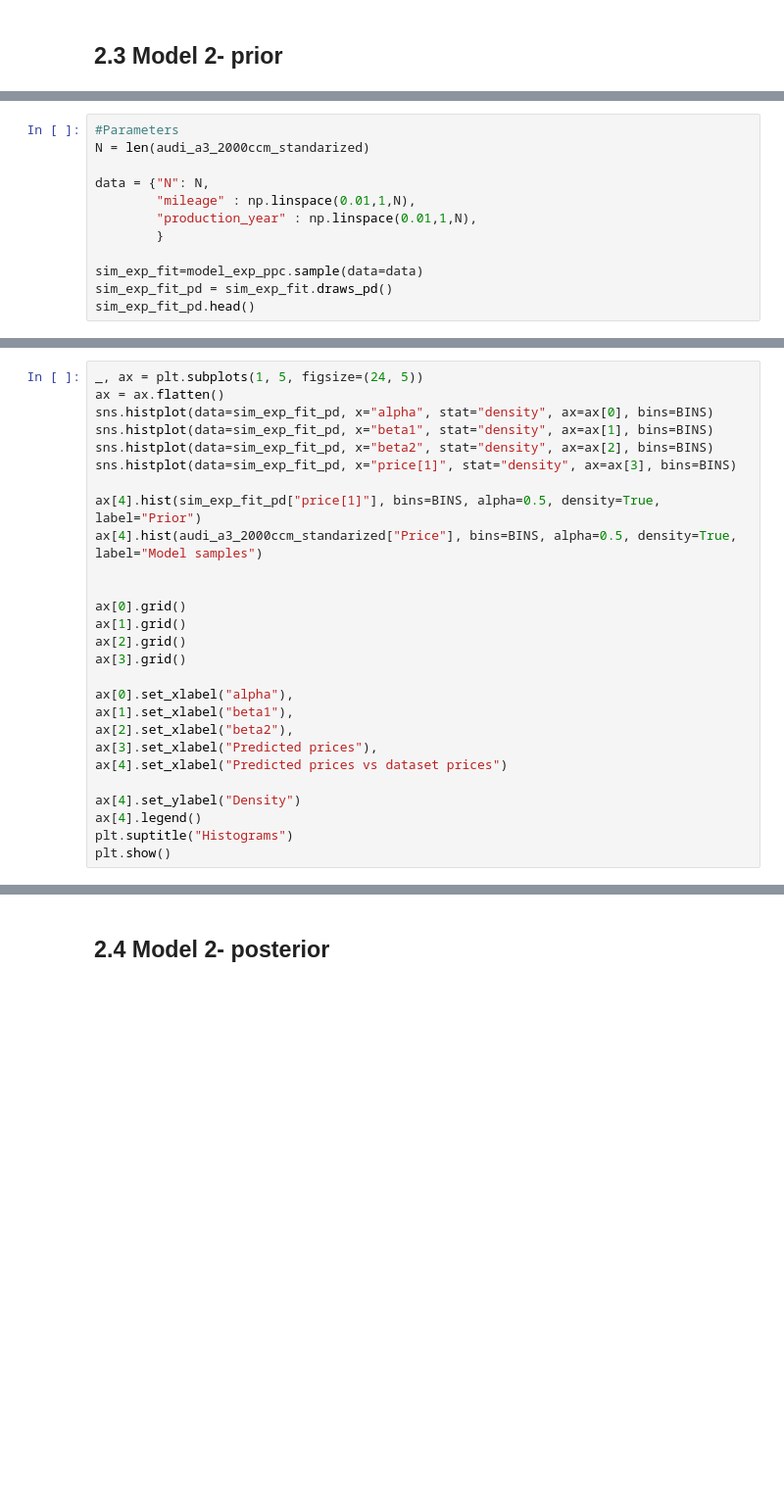
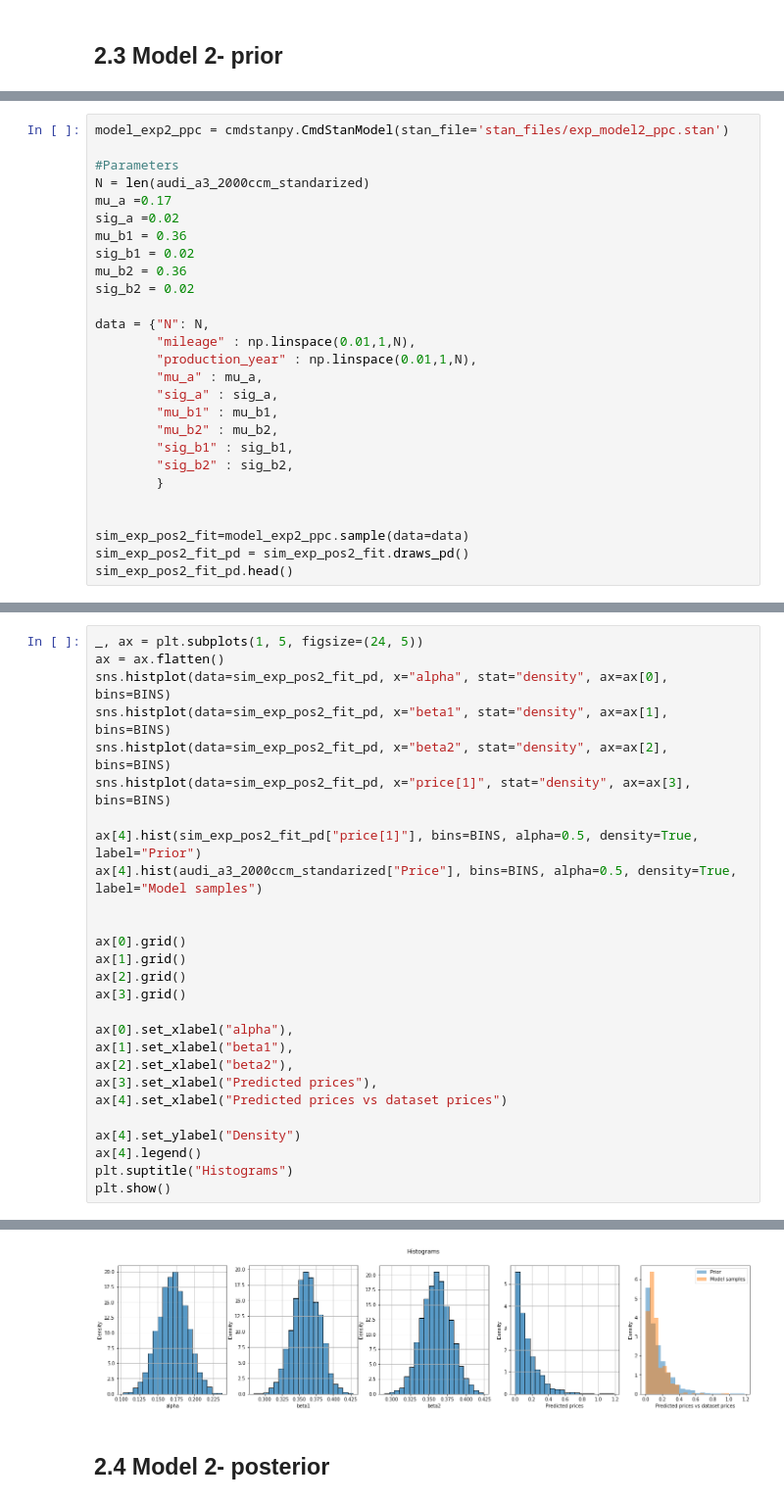
Before and after one commit to Karolina0110/DA, a Jupyter notebook: project/main_notebook.ipynb, the cells around one changed output, grey strips where cells are left out. Shown at 98% size. Drawn from its saved outputs; the diff is of its cells as text; blank space fills up the shorter version.

```diff
--- a/project/main_notebook.ipynb
+++ b/project/main_notebook.ipynb
@@ -139,13 +169,28 @@ Error:
 # %%
+model_exp2_ppc = cmdstanpy.CmdStanModel(stan_file='stan_files/exp_model2_ppc.stan')
+
 #Parameters
 N = len(audi_a3_2000ccm_standarized)
+mu_a =0.17
+sig_a =0.02
+mu_b1 = 0.36
+sig_b1 = 0.02
+mu_b2 = 0.36
+sig_b2 = 0.02
 
 data = {"N": N,
         "mileage" : np.linspace(0.01,1,N),
         "production_year" : np.linspace(0.01,1,N),
+        "mu_a" : mu_a,
+        "sig_a" : sig_a,
+        "mu_b1" : mu_b1,
+        "mu_b2" : mu_b2,
+        "sig_b1" : sig_b1,
+        "sig_b2" : sig_b2,
         }
 
-sim_exp_fit=model_exp_ppc.sample(data=data)
-sim_exp_fit_pd = sim_exp_fit.draws_pd()
-sim_exp_fit_pd.head()
+
+sim_exp_pos2_fit=model_exp2_ppc.sample(data=data)
+sim_exp_pos2_fit_pd = sim_exp_pos2_fit.draws_pd()
+sim_exp_pos2_fit_pd.head()
 # %% [output]
@@ -153,12 +222,12 @@ Error:
 # %%
 _, ax = plt.subplots(1, 5, figsize=(24, 5))
 ax = ax.flatten()
-sns.histplot(data=sim_exp_fit_pd, x="alpha", stat="density", ax=ax[0], bins=BINS)
-sns.histplot(data=sim_exp_fit_pd, x="beta1", stat="density", ax=ax[1], bins=BINS)
-sns.histplot(data=sim_exp_fit_pd, x="beta2", stat="density", ax=ax[2], bins=BINS)
-sns.histplot(data=sim_exp_fit_pd, x="price[1]", stat="density", ax=ax[3], bins=BINS)
+sns.histplot(data=sim_exp_pos2_fit_pd, x="alpha", stat="density", ax=ax[0], bins=BINS)
+sns.histplot(data=sim_exp_pos2_fit_pd, x="beta1", stat="density", ax=ax[1], bins=BINS)
+sns.histplot(data=sim_exp_pos2_fit_pd, x="beta2", stat="density", ax=ax[2], bins=BINS)
+sns.histplot(data=sim_exp_pos2_fit_pd, x="price[1]", stat="density", ax=ax[3], bins=BINS)
 
-ax[4].hist(sim_exp_fit_pd["price[1]"], bins=BINS, alpha=0.5, density=True, label="Prior")
+ax[4].hist(sim_exp_pos2_fit_pd["price[1]"], bins=BINS, alpha=0.5, density=True, label="Prior")
 ax[4].hist(audi_a3_2000ccm_standarized["Price"], bins=BINS, alpha=0.5, density=True, label="Model samples")
 
 
@@ -182,3 +250,4 @@ Error:
+[figure, added]
 # %% [markdown]
 ## 2.4 Model 2- posterior
 # %%
```
Also changed, not shown: parts of 12 cells of this notebook, 15 other files.
